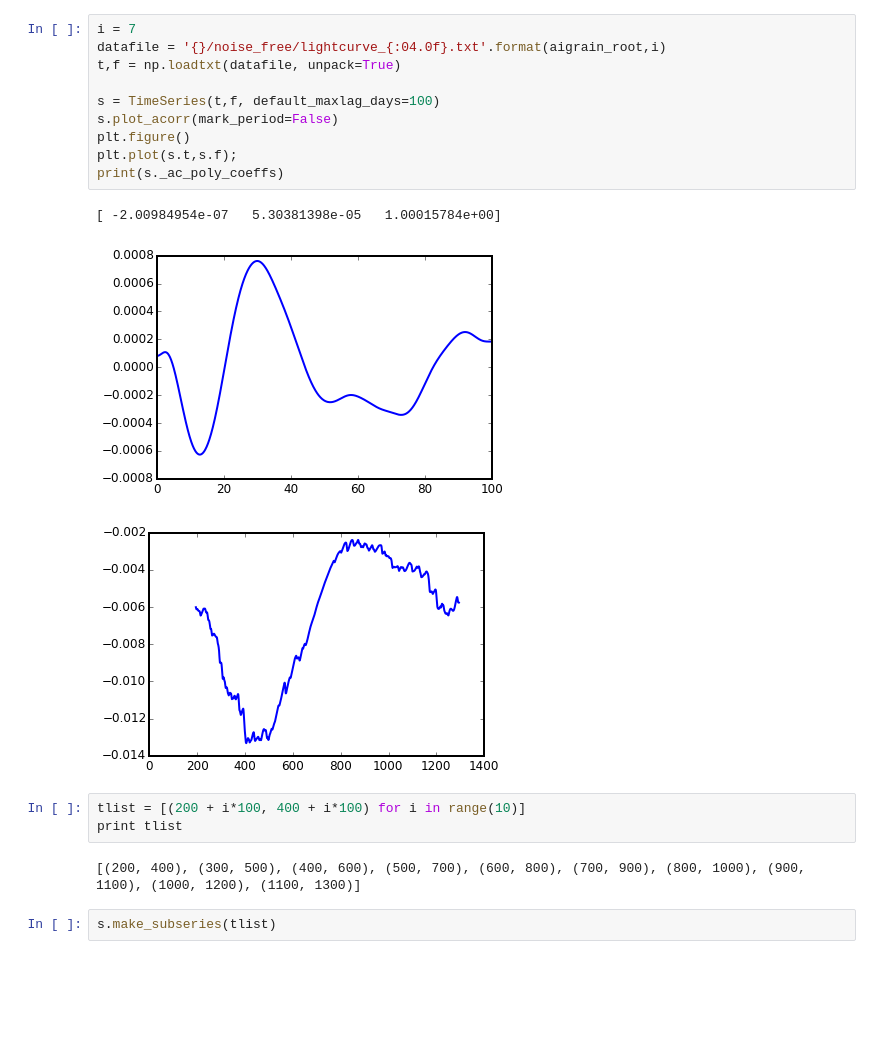
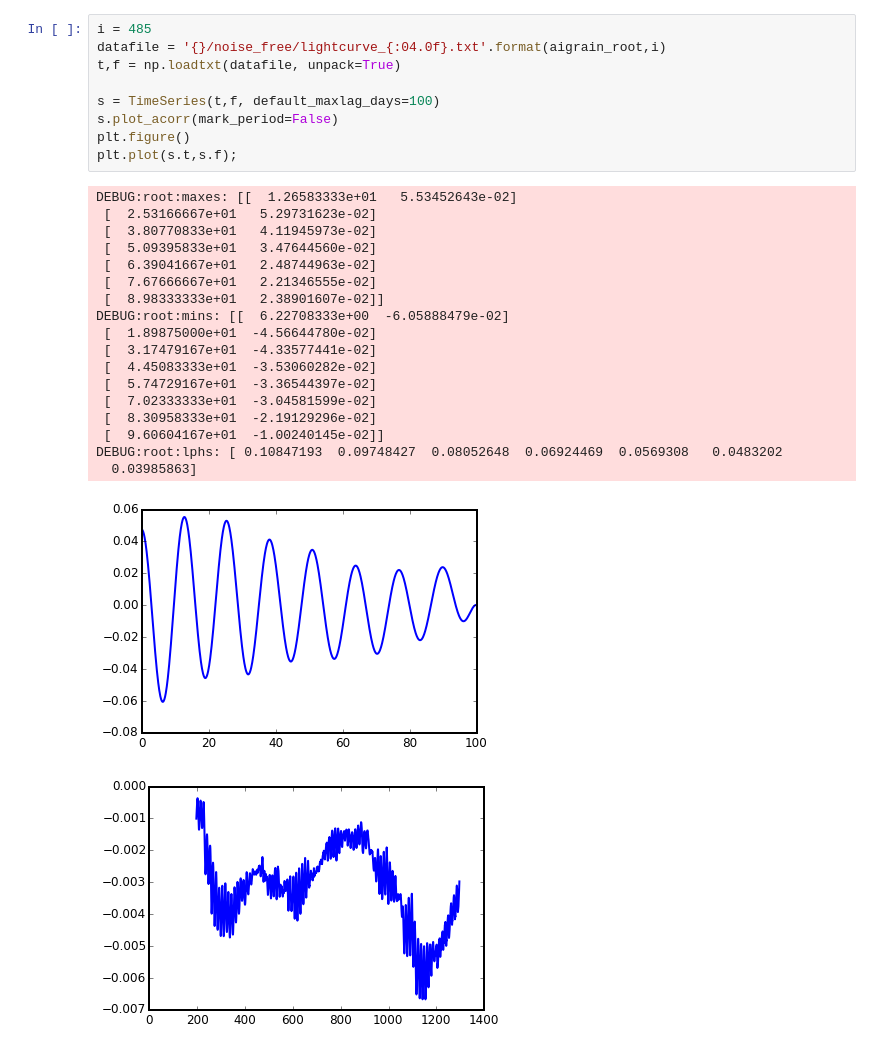
Before and after one commit to timothydmorton/kepler-rotation, a Jupyter notebook: notebooks/aigrain_test.ipynb, the cells around one changed output. Drawn from its saved outputs; the diff is of its cells as text; blank space fills up the shorter version.

```diff
--- a/notebooks/aigrain_test.ipynb
+++ b/notebooks/aigrain_test.ipynb
@@ -15,24 +15,32 @@ rootLogger.setLevel(logging.INFO)
 # %%
-i = 7
+i = 485
 datafile = '{}/noise_free/lightcurve_{:04.0f}.txt'.format(aigrain_root,i)
 t,f = np.loadtxt(datafile, unpack=True)
 
 s = TimeSeries(t,f, default_maxlag_days=100)
 s.plot_acorr(mark_period=False)
 plt.figure()
 plt.plot(s.t,s.f);
-print(s._ac_poly_coeffs)
 # %% [output]
-[ -2.00984954e-07   5.30381398e-05   1.00015784e+00]
+DEBUG:root:maxes: [[  1.26583333e+01   5.53452643e-02]
+ [  2.53166667e+01   5.29731623e-02]
+ [  3.80770833e+01   4.11945973e-02]
+ [  5.09395833e+01   3.47644560e-02]
+ [  6.39041667e+01   2.48744963e-02]
+ [  7.67666667e+01   2.21346555e-02]
+ [  8.98333333e+01   2.38901607e-02]]
+DEBUG:root:mins: [[  6.22708333e+00  -6.05888479e-02]
+ [  1.89875000e+01  -4.56644780e-02]
+ [  3.17479167e+01  -4.33577441e-02]
+ [  4.45083333e+01  -3.53060282e-02]
+ [  5.74729167e+01  -3.36544397e-02]
+ [  7.02333333e+01  -3.04581599e-02]
+ [  8.30958333e+01  -2.19129296e-02]
+ [  9.60604167e+01  -1.00240145e-02]]
+DEBUG:root:lphs: [ 0.10847193  0.09748427  0.08052648  0.06924469  0.0569308   0.0483202
+  0.03985863]
-[figure, old version]
+[figure, new version]
-[figure, old version]
+[figure, new version]
-# %%
-tlist = [(200 + i*100, 400 + i*100) for i in range(10)]
-print tlist
-# %% [output]
-[(200, 400), (300, 500), (400, 600), (500, 700), (600, 800), (700, 900), (800, 1000), (900, 1100), (1000, 1200), (1100, 1300)]
-# %%
-s.make_subseries(tlist)
 # %%
 s.save_hdf('test1.h5')
 # %% [output]
```
Also changed, not shown: parts of 6 cells of this notebook, 2 other files.
